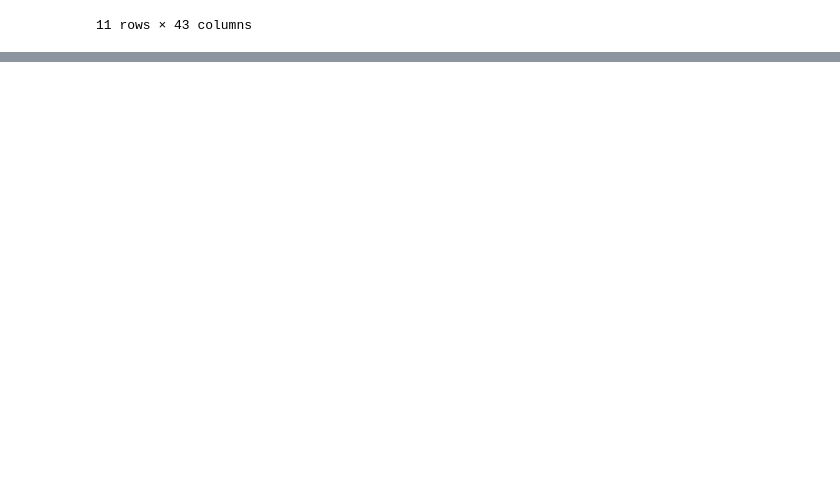
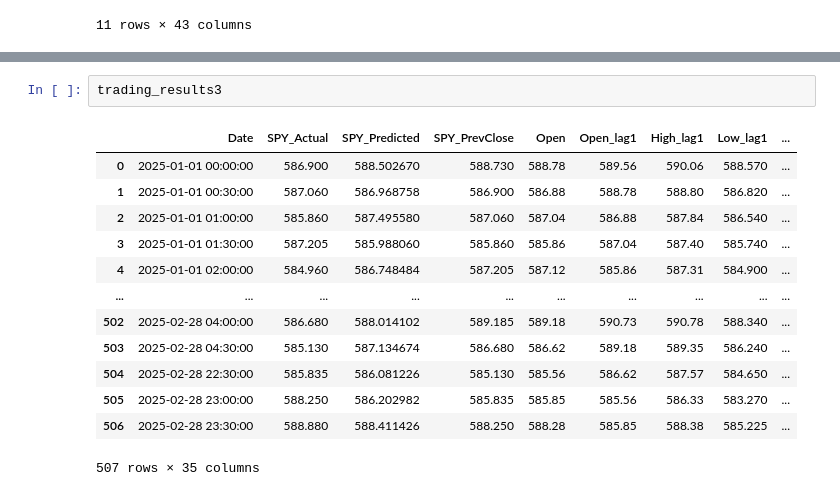
Before and after one commit to jeswid/DSE4211_Trading_Strategy, a Jupyter notebook: src/btc_rf_strategy.ipynb, the cells around one changed output, grey strips where cells are left out. Drawn from its saved outputs; the diff is of its cells as text; blank space fills up the shorter version.

```diff
--- a/src/btc_rf_strategy.ipynb
+++ b/src/btc_rf_strategy.ipynb
@@ -271,0 +469,16 @@ plt.show()
+# %%
+trading_results3
+# %% [output]
+|  | Date | SPY_Actual | SPY_Predicted | SPY_PrevClose | Open | Open_lag1 | High_lag1 | Low_lag1 | ... |
+| 0 | 2025-01-01 00:00:00 | 586.900 | 588.502670 | 588.730 | 588.78 | 589.56 | 590.06 | 588.570 | ... |
+| 1 | 2025-01-01 00:30:00 | 587.060 | 586.968758 | 586.900 | 586.88 | 588.78 | 588.80 | 586.820 | ... |
+| 2 | 2025-01-01 01:00:00 | 585.860 | 587.495580 | 587.060 | 587.04 | 586.88 | 587.84 | 586.540 | ... |
+| 3 | 2025-01-01 01:30:00 | 587.205 | 585.988060 | 585.860 | 585.86 | 587.04 | 587.40 | 585.740 | ... |
+| 4 | 2025-01-01 02:00:00 | 584.960 | 586.748484 | 587.205 | 587.12 | 585.86 | 587.31 | 584.900 | ... |
+| ... | ... | ... | ... | ... | ... | ... | ... | ... | ... |
+| 502 | 2025-02-28 04:00:00 | 586.680 | 588.014102 | 589.185 | 589.18 | 590.73 | 590.78 | 588.340 | ... |
+| 503 | 2025-02-28 04:30:00 | 585.130 | 587.134674 | 586.680 | 586.62 | 589.18 | 589.35 | 586.240 | ... |
+| 504 | 2025-02-28 22:30:00 | 585.835 | 586.081226 | 585.130 | 585.56 | 586.62 | 587.57 | 584.650 | ... |
+| 505 | 2025-02-28 23:00:00 | 588.250 | 586.202982 | 585.835 | 585.85 | 585.56 | 586.33 | 583.270 | ... |
+| 506 | 2025-02-28 23:30:00 | 588.880 | 588.411426 | 588.250 | 588.28 | 585.85 | 588.38 | 585.225 | ... |
+507 rows × 35 columns
```
Also changed, not shown: parts of 5 cells of this notebook.
